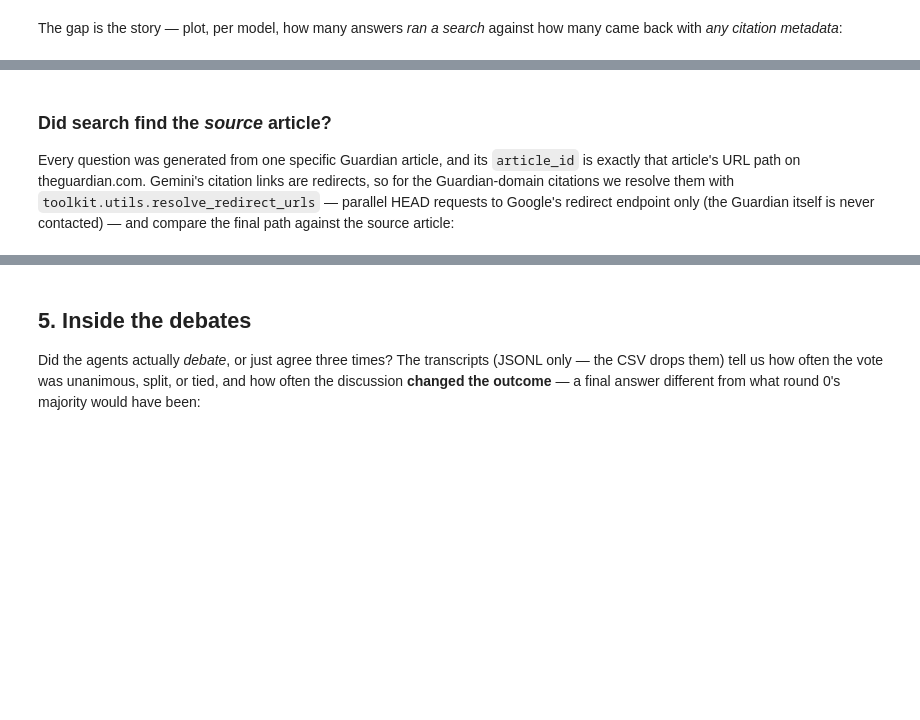
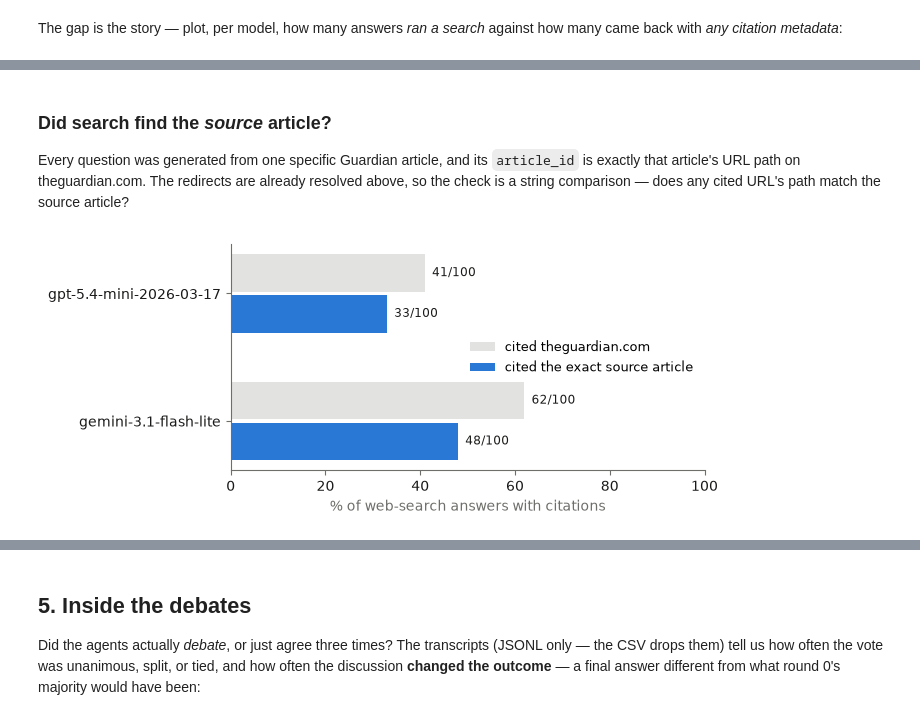
Before and after one commit to mr-devs/tutorial-auditing-the-info-environment, a Jupyter notebook: notebooks/analysis/04_answer_analysis.ipynb, the cells around one changed output, grey strips where cells are left out. Drawn from its saved outputs; the diff is of its cells as text; code cells hidden in the pictures; blank space fills up the shorter version.

```diff
--- a/notebooks/analysis/04_answer_analysis.ipynb
+++ b/notebooks/analysis/04_answer_analysis.ipynb
@@ -311,35 +375,57 @@ plt.show()
 ### Did search find the _source_ article?
 
 Every question was generated from one specific Guardian article, and its
-`article_id` is exactly that article's URL path on theguardian.com.
-Gemini's citation links are redirects, so for the Guardian-domain
-citations we resolve them with `toolkit.utils.resolve_redirect_urls` —
-parallel HEAD requests to Google's redirect endpoint only (the Guardian
-itself is never contacted) — and compare the final path against the
-source article:
+`article_id` is exactly that article's URL path on theguardian.com. The
+redirects are already resolved above, so the check is a string
+comparison — does any cited URL's path match the source article?
 # %%
-from toolkit.utils import resolve_redirect_urls
-
-guardian = citations[citations["domain"] == "theguardian.com"].copy()
-resolved = resolve_redirect_urls(guardian["url"])
-guardian["resolved_path"] = guardian["url"].map(
-    lambda u: urllib.parse.urlparse(resolved[u] or "").path.strip("/")
+guardian = reported[reported["domain"] == "theguardian.com"].copy()
+guardian["resolved_path"] = guardian["resolved_url"].map(
+    lambda u: urllib.parse.urlparse(u).path.strip("/")
 )
 guardian["exact_article"] = guardian["resolved_path"] == guardian["article_id"]
 
-per_answer = citations.groupby(["question_id", "model"]).agg(
-    n_citations=("url", "size"),
+per_answer = reported.groupby(["question_id", "model"]).agg(
     guardian_cited=("domain", lambda d: (d == "theguardian.com").any()),
 )
 per_answer["exact_article"] = (
     guardian.groupby(["question_id", "model"])["exact_article"]
     .any()
     .reindex(per_answer.index, fill_value=False)
 )
 
-n = len(per_answer)
-print(f"Of the {n} web-search answers with citations:")
-print(f"  cited theguardian.com:      {per_answer['guardian_cited'].sum()}/{n}")
-print(f"  found the exact article:    {per_answer['exact_article'].sum()}/{n}")
-guardian[["article_id", "resolved_path", "exact_article"]]
+per_model = (
+    per_answer.groupby("model")[["guardian_cited", "exact_article"]].mean() * 100
+)
+n_answers = per_answer.groupby("model").size()
+
+fig, ax = plt.subplots(figsize=(7, 1.2 + 0.9 * len(per_model)))
+bar_h = 0.32
+for k, (col, color, label) in enumerate(
+    [
+        ("guardian_cited", NEUTRAL, "cited theguardian.com"),
+        ("exact_article", BLUE, "cited the exact source article"),
+    ]
+):
+    ys = [y - (k - 0.5) * bar_h for y in range(len(per_model))]
+    bars = ax.barh(ys, per_model[col], height=bar_h * 0.92, color=color, label=label)
+    for bar, (model, pct) in zip(bars, per_model[col].items()):
+        count = int(round(pct / 100 * n_answers[model]))
+        ax.text(
+            pct + 1.5,
+            bar.get_y() + bar.get_height() / 2,
+            f"{count}/{n_answers[model]}",
+            va="center",
+            color=INK,
+            fontsize=8.5,
+        )
+ax.set_yticks(range(len(per_model)), per_model.index)
+ax.set_xlim(0, 100)
+ax.set_xlabel("% of web-search answers with citations", color=MUTED)
+ax.legend(frameon=False, fontsize=9)
+clean_axes(ax)
+plt.tight_layout()
+plt.show()
+# %% [output]
+[figure, added]
 # %% [markdown]
```
Also changed, not shown: parts of 10 cells of this notebook, 1 other file.
